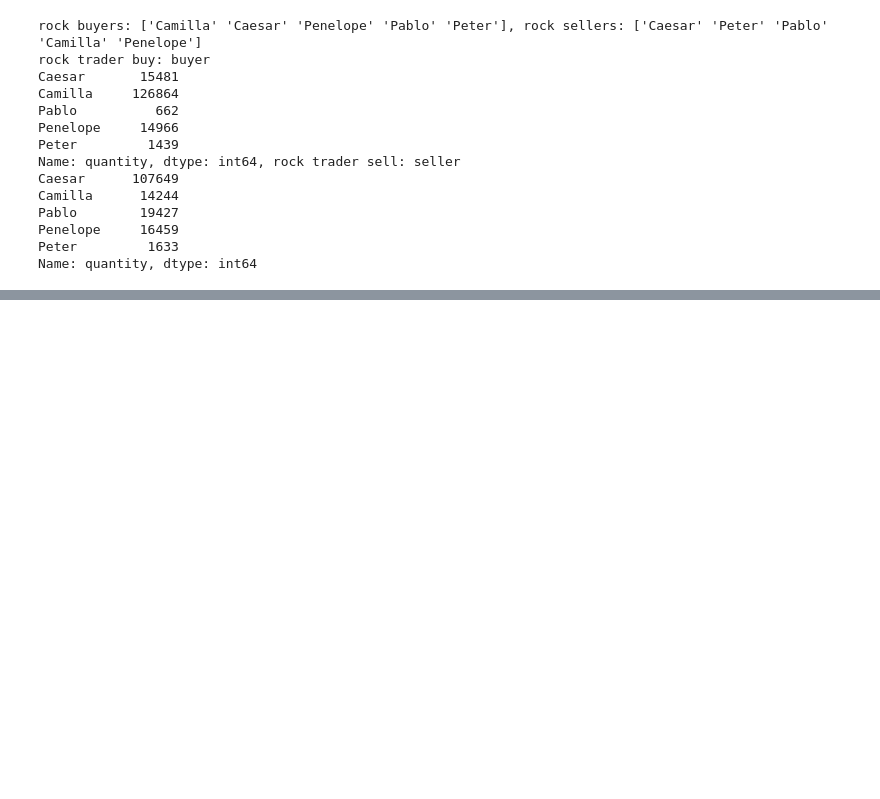
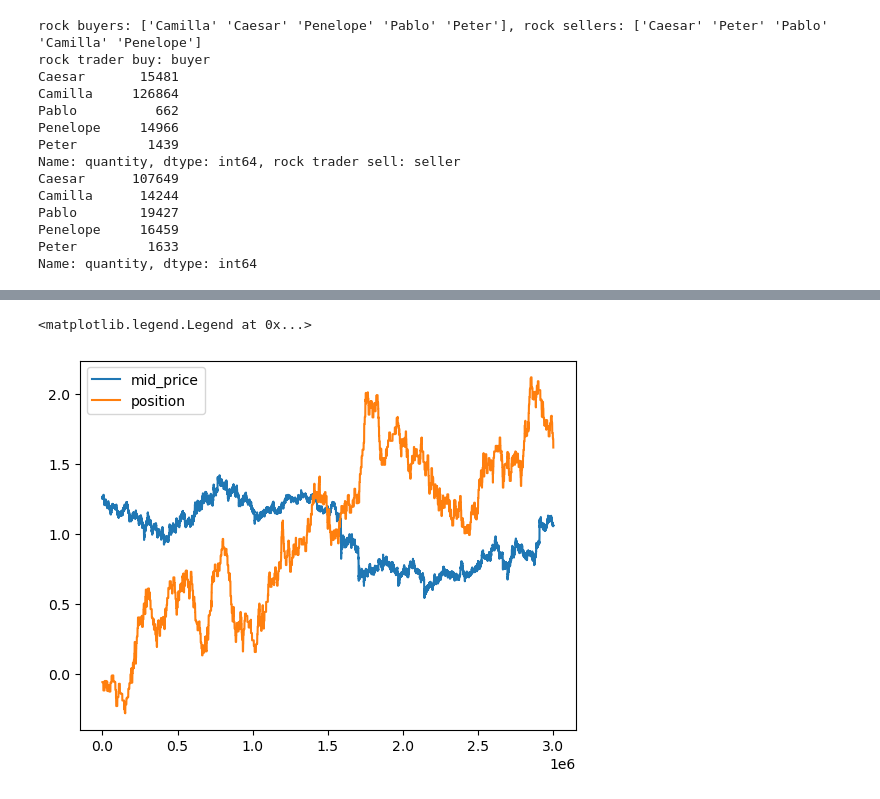
Before and after one commit to IMC-Prosperity-Granite-Flow/IMC_Prosperity3_GraniteFlow, a Jupyter notebook: src/analysis/round5/rock.ipynb, the cells around one changed output, grey strips where cells are left out. Cells and saved outputs as stored; diff of their text form; code cells hidden in the pictures; blank space fills up the shorter version.

Commit message:
add profit analysis and position analysis

```diff
--- a/src/analysis/round5/rock.ipynb
+++ b/src/analysis/round5/rock.ipynb
@@ -83,0 +138,25 @@ Name: quantity, dtype: int64
+# %%
+df1_rock = df1_rock[df1_rock['product'] == 'VOLCANIC_ROCK_VOUCHER_9500']
+# %%
+import matplotlib.pyplot as plt
+import pandas as pd
+
+# 确保时间戳列已排序
+df1_rock = df1_rock.sort_values('timestamp')
+position_history = position_history.sort_values('timestamp')
+
+# 对齐到最近的 position 记录
+df_aligned = pd.merge_asof(
+    df1_rock[['timestamp', 'mid_price']],
+    position_history[['timestamp', 'position']],
+    on='timestamp',
+    direction='nearest'  # 或 'forward'（向前匹配）
+)
+
+# 归一化绘图
+plt.plot(df_aligned['timestamp'], df_aligned['mid_price'] / df_aligned['mid_price'].mean(), label='mid_price')
+plt.plot(df_aligned['timestamp'], df_aligned['position'] / df_aligned['position'].mean(), label='position')
+plt.legend()
+# %% [output]
+<matplotlib.legend.Legend at 0x...>
+[figure, added]
```
Also changed, not shown: parts of 6 cells of this notebook, 2 other files.
